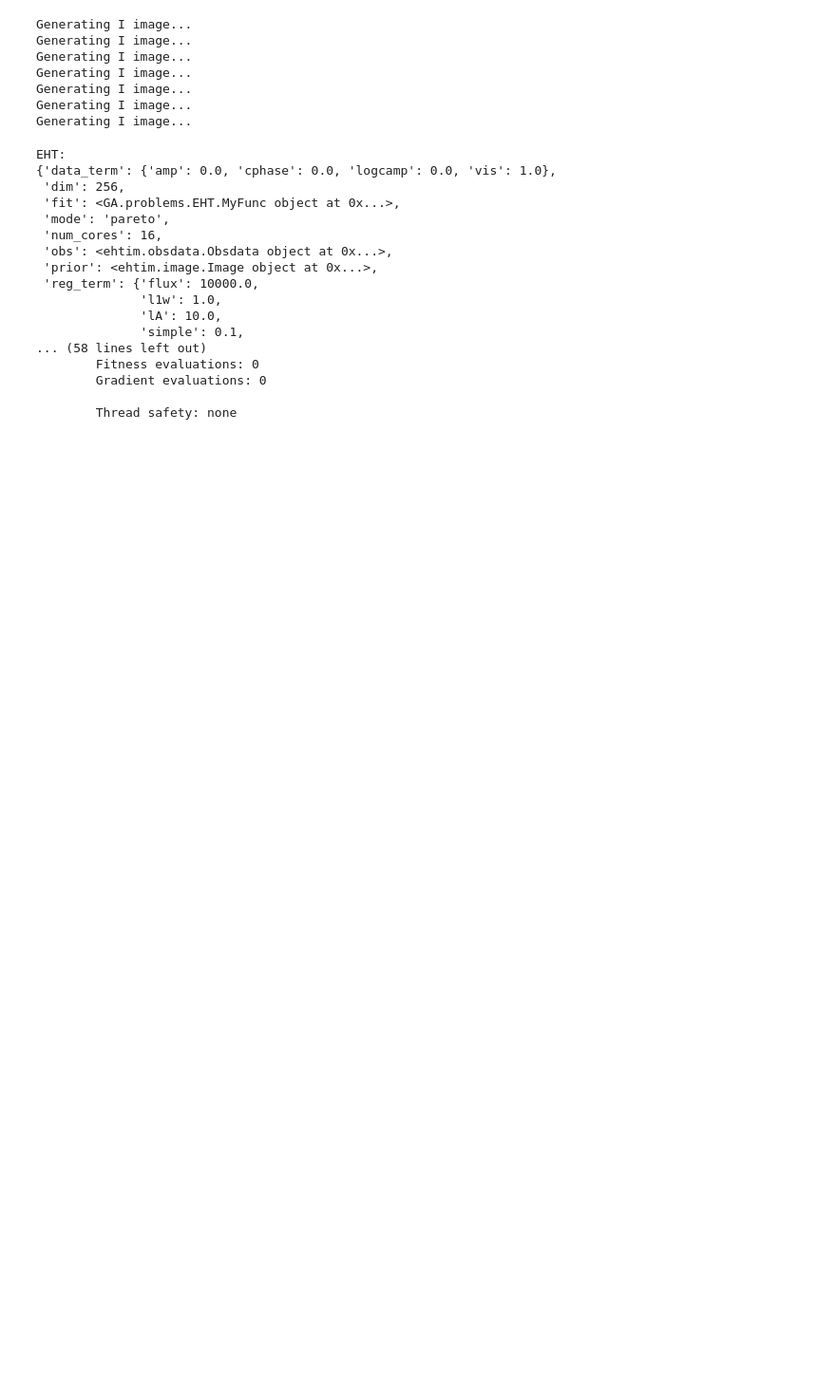
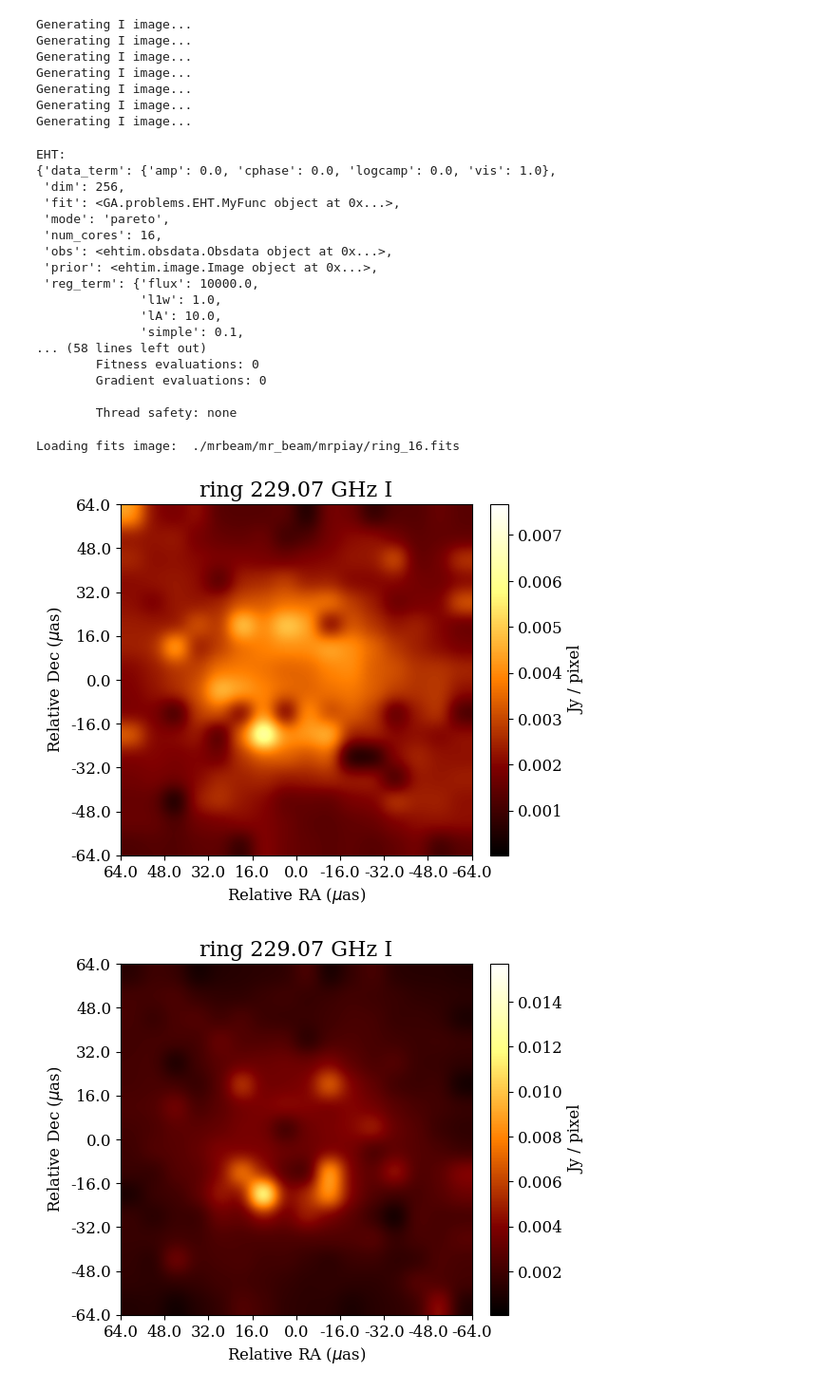
Before and after one commit to mrpiay/mrbeam, a Jupyter notebook: mrbeam_colab.ipynb, the cells around one changed output. Shown at 95% size. Saved outputs shown, nothing was run; the diff lists cells and outputs as text; code cells hidden in the pictures; blank space fills up the shorter version.

```diff
--- a/mrbeam_colab.ipynb
+++ b/mrbeam_colab.ipynb
@@ -285,18 +289,22 @@ fits, vectors = pop.get_f(), pop.get_x()
 # %%
 # And print some random solutions
 
 save = False
 
-#randsel = [np.random.random_integers(1, len(vectors)-1) for i in range(100)]
-randsel = [np.random.random_integers(1, len(vectors)-1) for i in range(1)]
+#mrpiay randsel = [np.random.random_integers(1, len(vectors)-1) for i in range(100)]
+randsel = [np.random.random_integers(1, len(vectors)-1) for i in range(10)]
 im=eh.image.load_fits('./mrbeam/mr_beam/mrpiay/ring_16.fits')
 #im=eh.image.load_fits('synthetic_data/models/ring_16.fits')
 for i in randsel:
    im.imvec = vectors[i]*rescaling
    im.display() #for saving im.display(export_pdf='path/name.png/pdf')
 if save:
    import os
    os.system('rm %s_vectors*' % outfile)
    np.savetxt(outfile+'_fits.npy',fits)
    np.savetxt(outfile+'_vectors.npy',vectors)
    np.savetxt(outfile+'_weights.npy',weights)
+# %% [output]
+Loading fits image:  ./mrbeam/mr_beam/mrpiay/ring_16.fits
+[figure, added]
+[figure, added]
```
Also changed, not shown: parts of 10 cells of this notebook.
